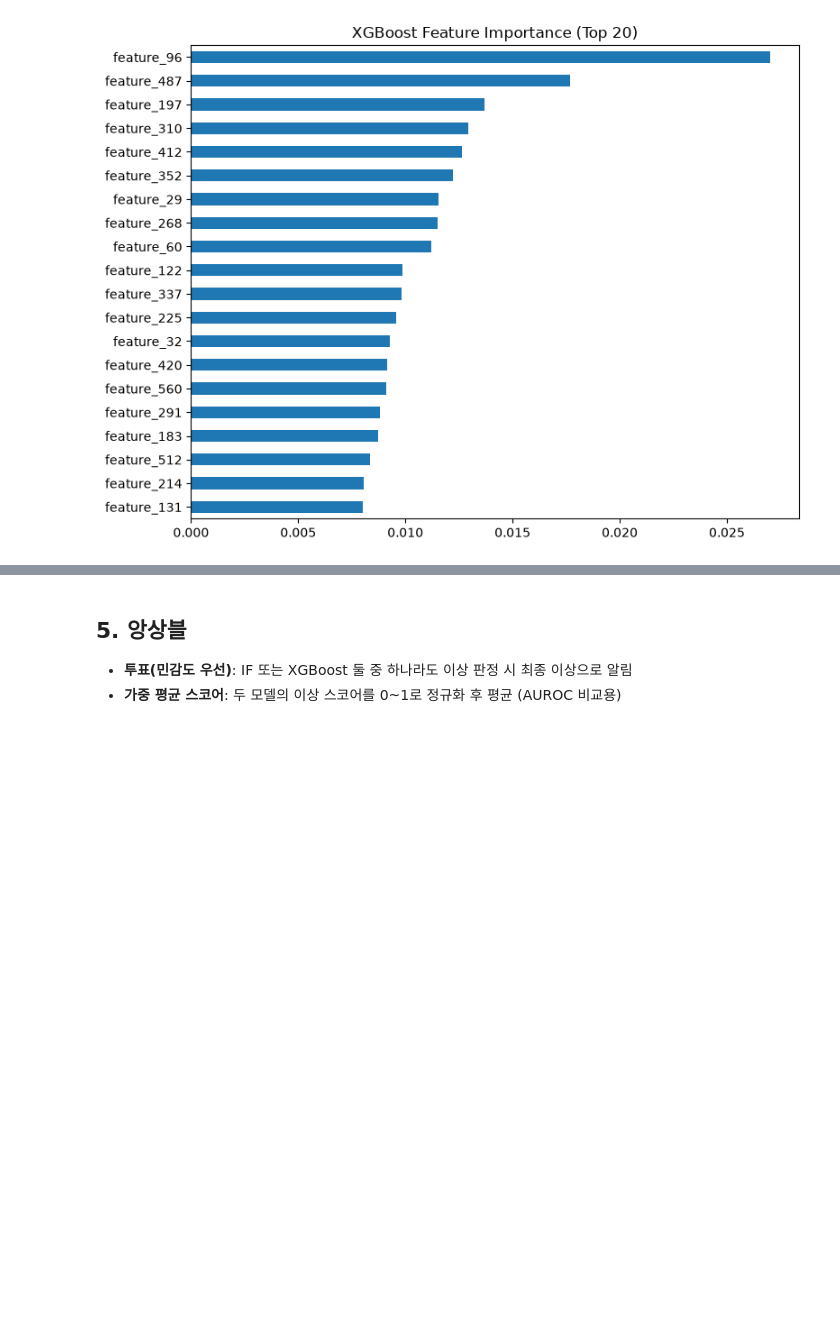
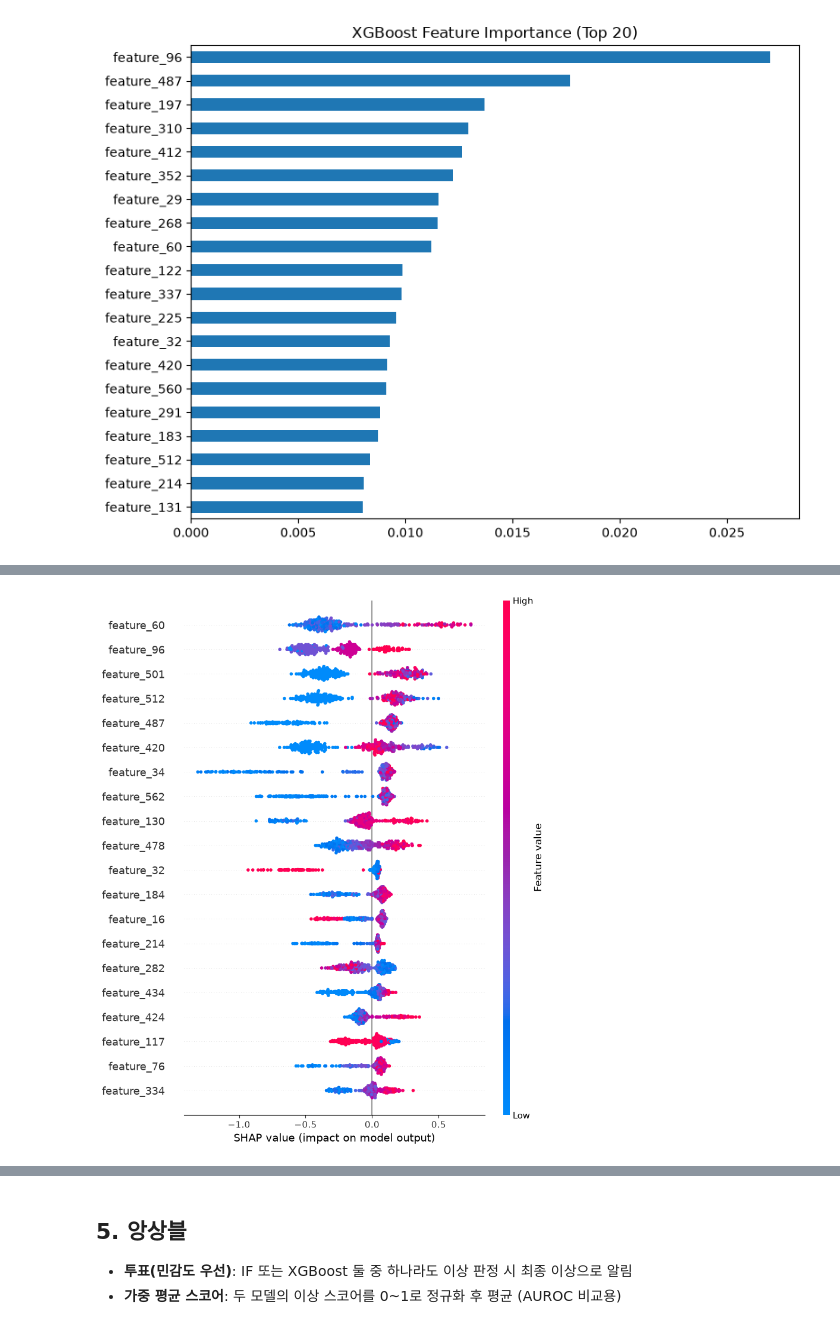
Before and after one commit to heeannw/semiconductor-fault-detection, a Jupyter notebook: notebooks/03_modeling.ipynb, the cells around one changed output, grey strips where cells are left out. Drawn from its saved outputs; the diff is of its cells as text; code cells hidden in the pictures; blank space fills up the shorter version.

```diff
--- a/notebooks/03_modeling.ipynb
+++ b/notebooks/03_modeling.ipynb
@@ -137,0 +154,6 @@ plt.show()
+# %%
+shap.summary_plot(shap_values, X_test, max_display=20, show=False)
+plt.tight_layout()
+plt.show()
+# %% [output]
+[figure, added]
```
Also changed, not shown: parts of 7 cells of this notebook, 6 other files.
